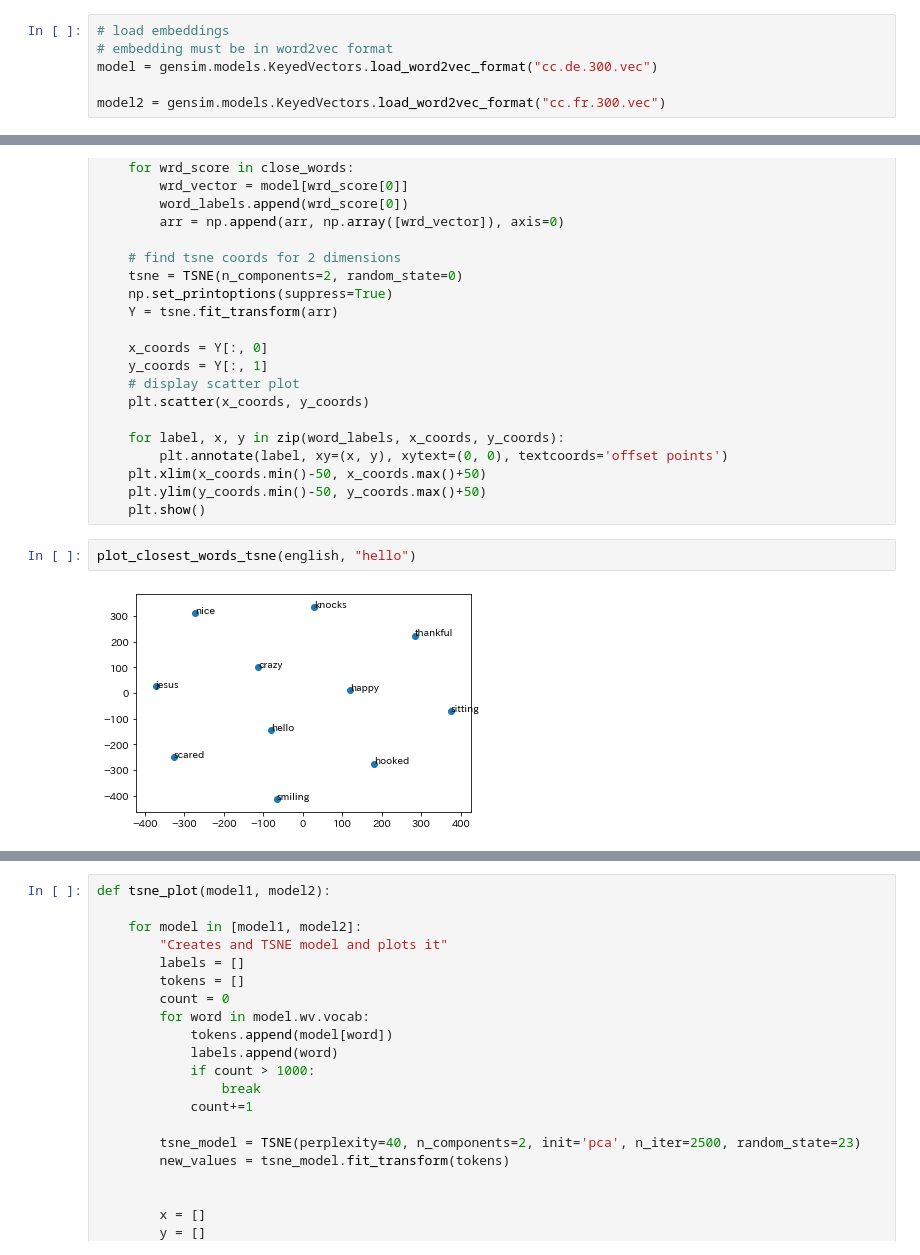
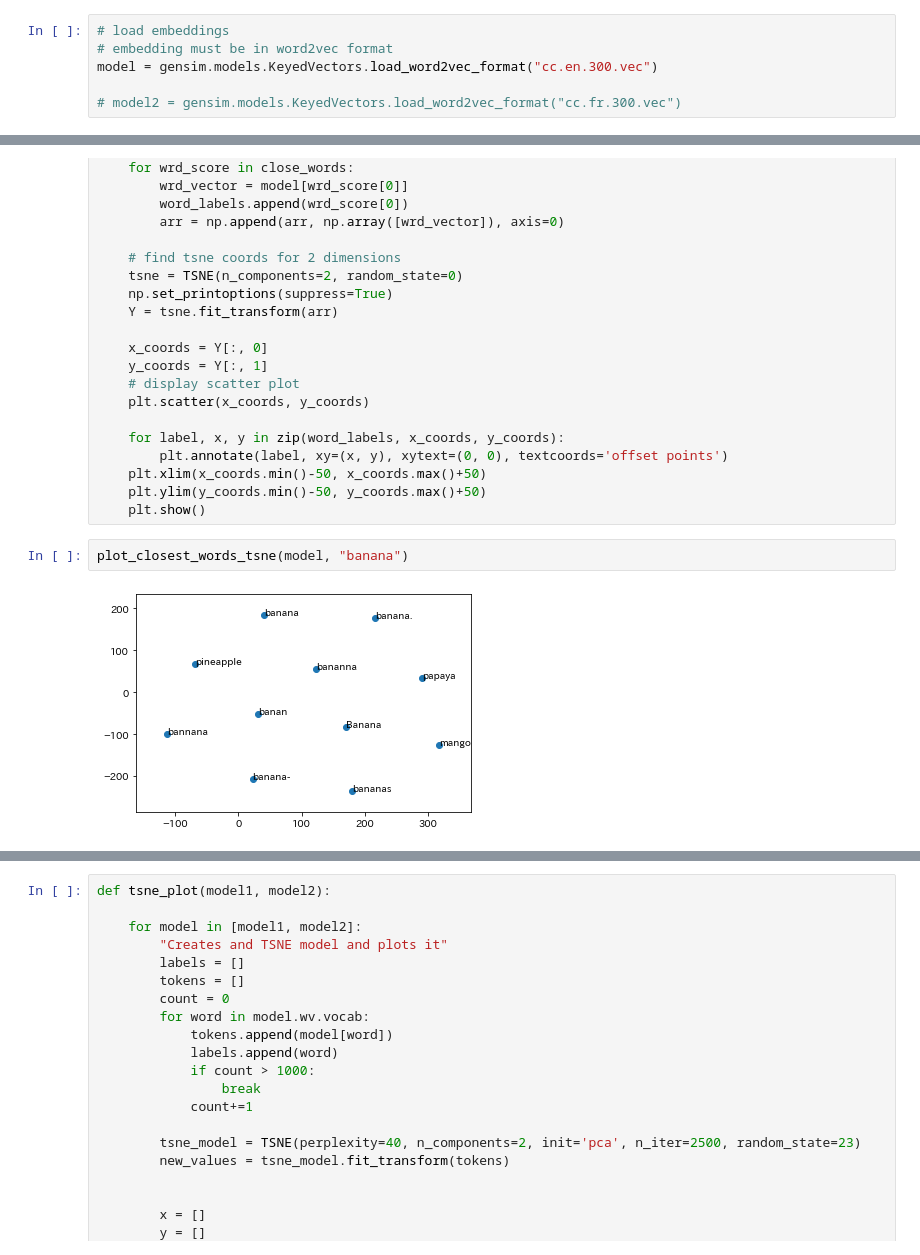
Before and after one commit to Namibillow/unsup-cross-embed, a Jupyter notebook: plot_embeddings.ipynb, the cells around one changed output, grey strips where cells are left out. Cells and saved outputs as stored; diff of their text form.

```diff
--- a/plot_embeddings.ipynb
+++ b/plot_embeddings.ipynb
@@ -18,7 +18,7 @@ import os
 # %%
 # load embeddings
 # embedding must be in word2vec format
-model = gensim.models.KeyedVectors.load_word2vec_format("cc.de.300.vec")
+model = gensim.models.KeyedVectors.load_word2vec_format("cc.en.300.vec")
 
-model2 = gensim.models.KeyedVectors.load_word2vec_format("cc.fr.300.vec")
+# model2 = gensim.models.KeyedVectors.load_word2vec_format("cc.fr.300.vec")
 # %%
@@ -55,10 +55,10 @@ def plot_closest_words_tsne(model, word):
     plt.xlim(x_coords.min()-50, x_coords.max()+50)
     plt.ylim(y_coords.min()-50, y_coords.max()+50)
     plt.show()
-# %%
-plot_closest_words_tsne(english, "hello")
-# %% [output]
-[figure, removed]
+# %%
+plot_closest_words_tsne(model, "banana")
+# %% [output]
+[figure, added]
 # %%
 def tsne_plot(model):
     "Creates and TSNE model and plots it"
```
Also changed, not shown: parts of 3 cells of this notebook, 2 other files.
